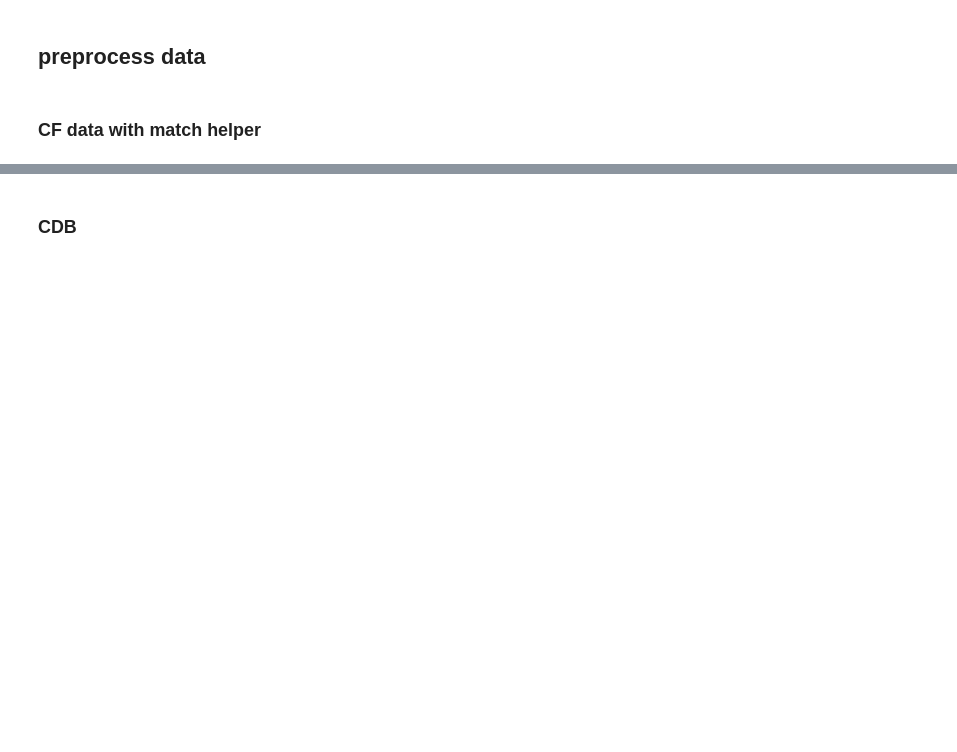
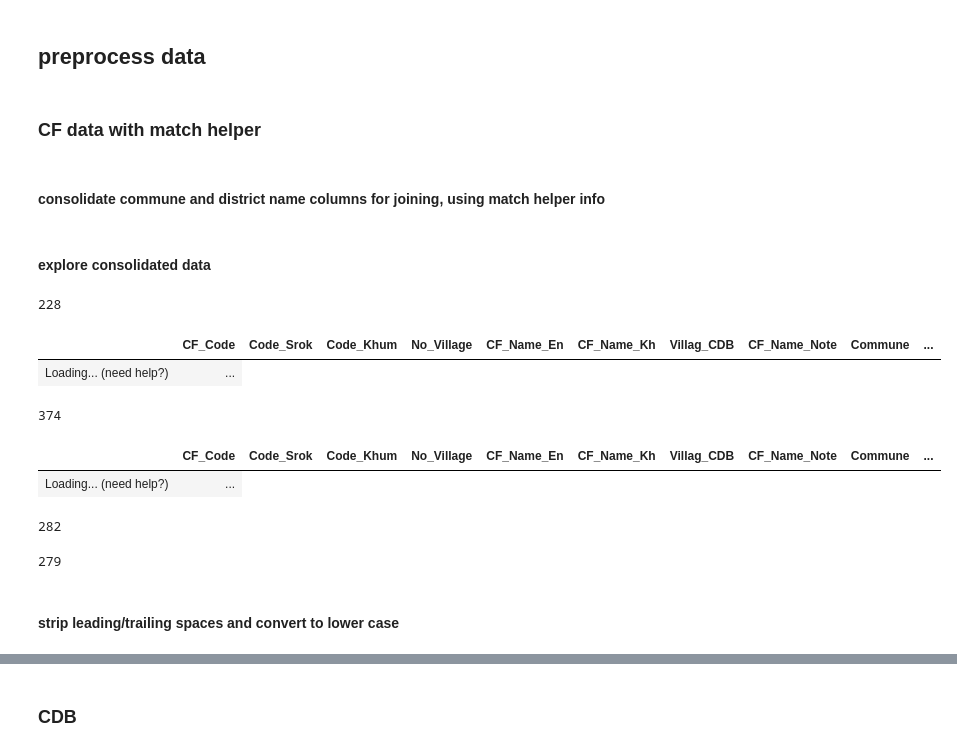
Before and after one commit to sig-gis/mpi, a Jupyter notebook: code/other/CF_name_vs_CDB_village.ipynb, the cells around one changed output, grey strips where cells are left out. Cells and saved outputs as stored; diff of their text form; code cells hidden in the pictures; blank space fills up the shorter version.

```diff
--- a/code/other/CF_name_vs_CDB_village.ipynb
+++ b/code/other/CF_name_vs_CDB_village.ipynb
@@ -57,3 +106,5 @@ CF_gdf = gpd.read_file(CF_path)  # EPSG:3148
 ## preprocess data
 # %% [markdown]
 ### CF data with match helper
+# %% [markdown]
+#### consolidate commune and district name columns for joining, using match helper info
@@ -59,0 +162,44 @@ CF_gdf = gpd.read_file(CF_path)  # EPSG:3148
+# %%
+CF_matched_df = CF_df.apply(
+    append_CDB_comm_dist,
+    axis=1
+)
+# %% [markdown]
+#### explore consolidated data
+# %%
+(CF_matched_df['Commune_matched'] == CF_matched_df['Commune']).sum()
+# %% [output]
+228
+# %%
+CF_matched_df[
+    (CF_matched_df['Commune_matched'] == CF_matched_df['Commune']) & \
+    (CF_matched_df['Commu_Note'] != 'matches with CDB')
+]
+# Commune matches with CDB, but noted as updated to match with CDB
+# ok since "updated" name is in Commun_CDB
+# %% [output]
+|  | CF_Code | Code_Srok | Code_Khum | No_Village | CF_Name_En | CF_Name_Kh | Villag_CDB | CF_Name_Note | Commune | ... |
+| Loading... (need help?) | ... |
+# %%
+(CF_matched_df['Commune_matched'] == CF_matched_df['Commun_CDB']).sum()
+# %% [output]
+374
+# %%
+CF_matched_df[
+    (CF_matched_df['Commune_matched'] == CF_matched_df['Commun_CDB']) & \
+    (CF_matched_df['Commu_Note'] != 'updated to match with CDB')
+]
+# updated to match with CDB, INFERRED
+# %% [output]
+|  | CF_Code | Code_Srok | Code_Khum | No_Village | CF_Name_En | CF_Name_Kh | Villag_CDB | CF_Name_Note | Commune | ... |
+| Loading... (need help?) | ... |
+# %%
+(CF_matched_df['District_matched'] == CF_matched_df['District']).sum()
+# %% [output]
+282
+# %%
+(CF_matched_df['District_matched'] == CF_matched_df['Distri_CDB']).sum()
+# %% [output]
+279
+# %% [markdown]
+#### strip leading/trailing spaces and convert to lower case
```
Also changed, not shown: parts of 38 cells of this notebook.
